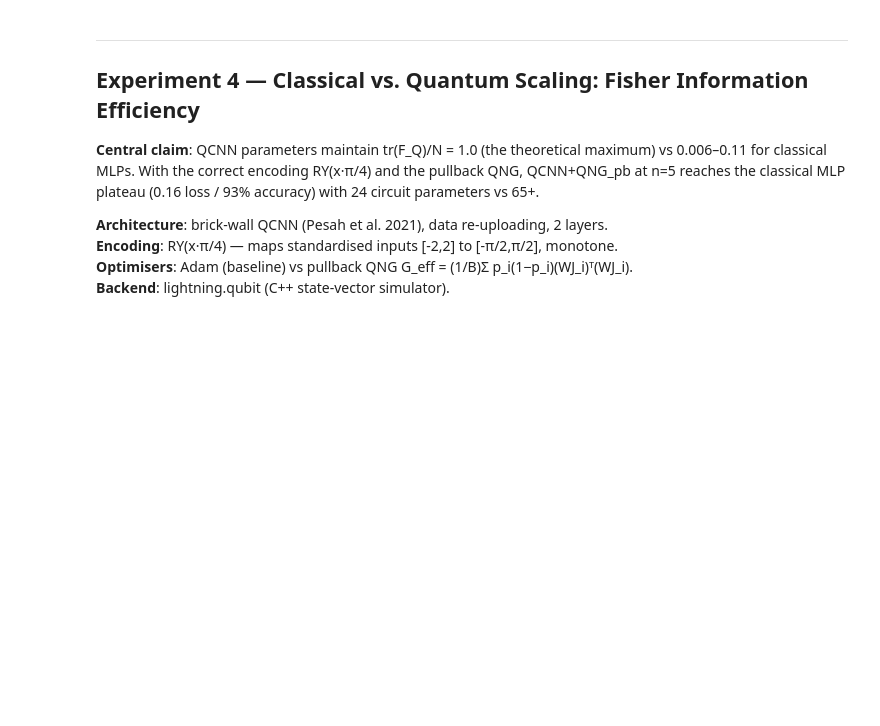
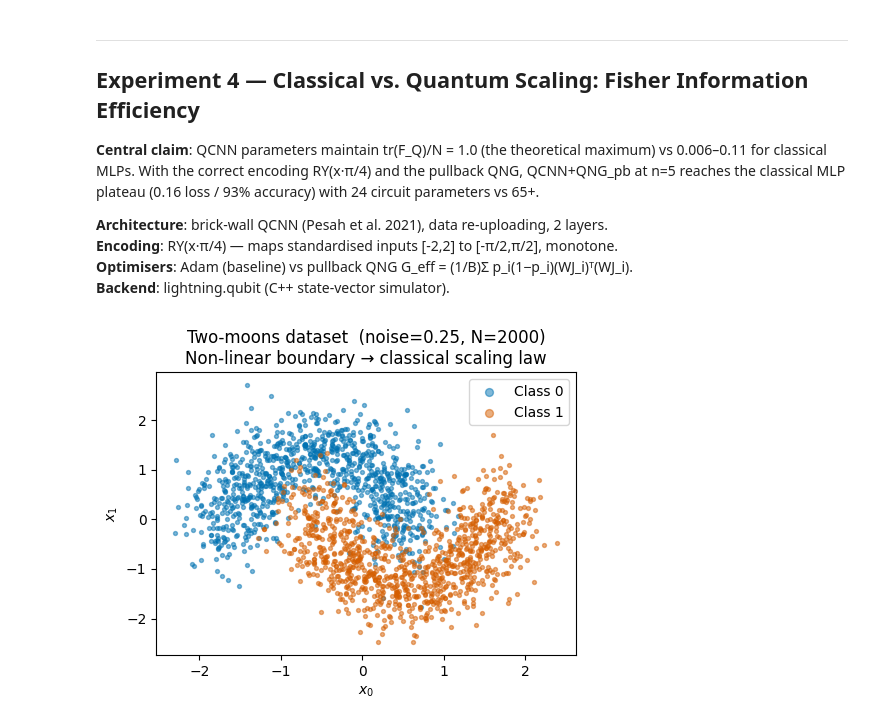
Before and after one commit to rdisipio/qLM-fisher, a Jupyter notebook: exp4_notebook.ipynb, the cells around one changed output. Drawn from its saved outputs; the diff is of its cells as text; code cells hidden in the pictures; blank space fills up the shorter version.

```diff
--- a/exp4_notebook.ipynb
+++ b/exp4_notebook.ipynb
@@ -19,16 +21,17 @@ importlib.reload(exp4)   # pick up any changes without restarting the kernel
 # %%
-# ── Dataset visualisation ─────────────────────────────────────────────────────
+X, y = exp4.X, exp4.y
+
 fig, ax = plt.subplots(figsize=(5, 4))
 colors = ["#0072B2", "#D55E00"]
 for cls, label in enumerate(["Class 0", "Class 1"]):
     mask = y == cls
-    ax.scatter(X[mask, 0], X[mask, 1],
-               s=8, alpha=0.5, color=colors[cls], label=label)
+    ax.scatter(X[mask, 0], X[mask, 1], s=8, alpha=0.5, color=colors[cls], label=label)
 ax.set_xlabel("$x_0$")
 ax.set_ylabel("$x_1$")
 ax.set_title("Two-moons dataset  (noise=0.25, N=2000)\nNon-linear boundary → classical scaling law")
 ax.legend(markerscale=2)
 plt.tight_layout()
-
-plt.show()
+fig
+# %% [output]
+[figure, added]
 # %%
```
Also changed, not shown: parts of 7 cells of this notebook.
